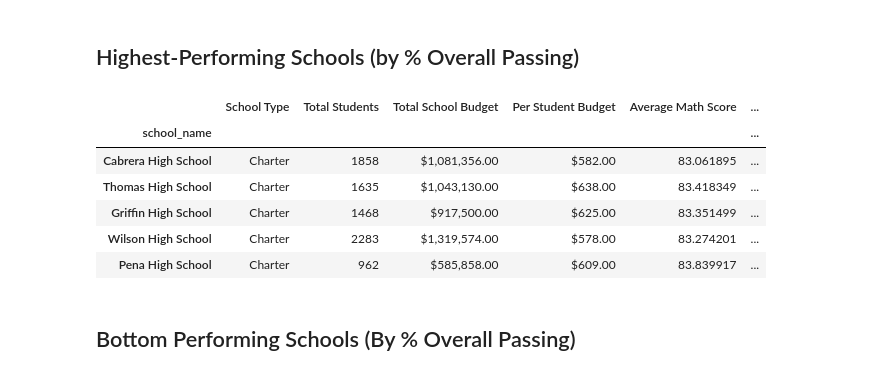
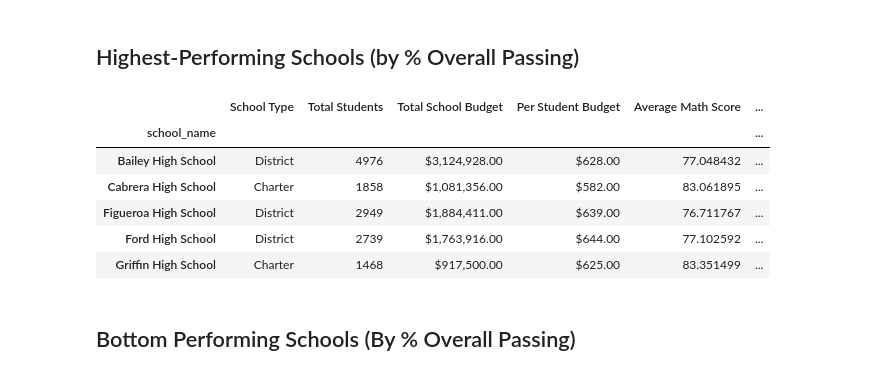
Before and after one commit to AdamTuor/pandas-challenge, a Jupyter notebook: PyCitySchools/PyCitySchools.ipynb, the cells around one changed output. Drawn from its saved outputs; the diff is of its cells as text; code cells hidden in the pictures.

```diff
--- a/PyCitySchools/PyCitySchools.ipynb
+++ b/PyCitySchools/PyCitySchools.ipynb
@@ -175,16 +175,16 @@ per_school_summary
 ## Highest-Performing Schools (by % Overall Passing)
 # %%
 # Sort the schools by `% Overall Passing` in descending order and display the top 5 rows.
-per_school_summary.sort_values("% Overall Passing",ascending=False,inplace=True)
+per_school_summary.sort_values("% Overall Passing",ascending=False)
 per_school_summary.head(5)
 # %% [output]
 |  | School Type | Total Students | Total School Budget | Per Student Budget | Average Math Score | ... |
 | school_name |  |  |  |  |  | ... |
+| Bailey High School | District | 4976 | $3,124,928.00 | $628.00 | 77.048432 | ... |
 | Cabrera High School | Charter | 1858 | $1,081,356.00 | $582.00 | 83.061895 | ... |
-| Thomas High School | Charter | 1635 | $1,043,130.00 | $638.00 | 83.418349 | ... |
+| Figueroa High School | District | 2949 | $1,884,411.00 | $639.00 | 76.711767 | ... |
+| Ford High School | District | 2739 | $1,763,916.00 | $644.00 | 77.102592 | ... |
 | Griffin High School | Charter | 1468 | $917,500.00 | $625.00 | 83.351499 | ... |
-| Wilson High School | Charter | 2283 | $1,319,574.00 | $578.00 | 83.274201 | ... |
-| Pena High School | Charter | 962 | $585,858.00 | $609.00 | 83.839917 | ... |
 # %% [markdown]
 ## Bottom Performing Schools (By % Overall Passing)
 # %%
```
Also changed, not shown: parts of 7 cells of this notebook.
